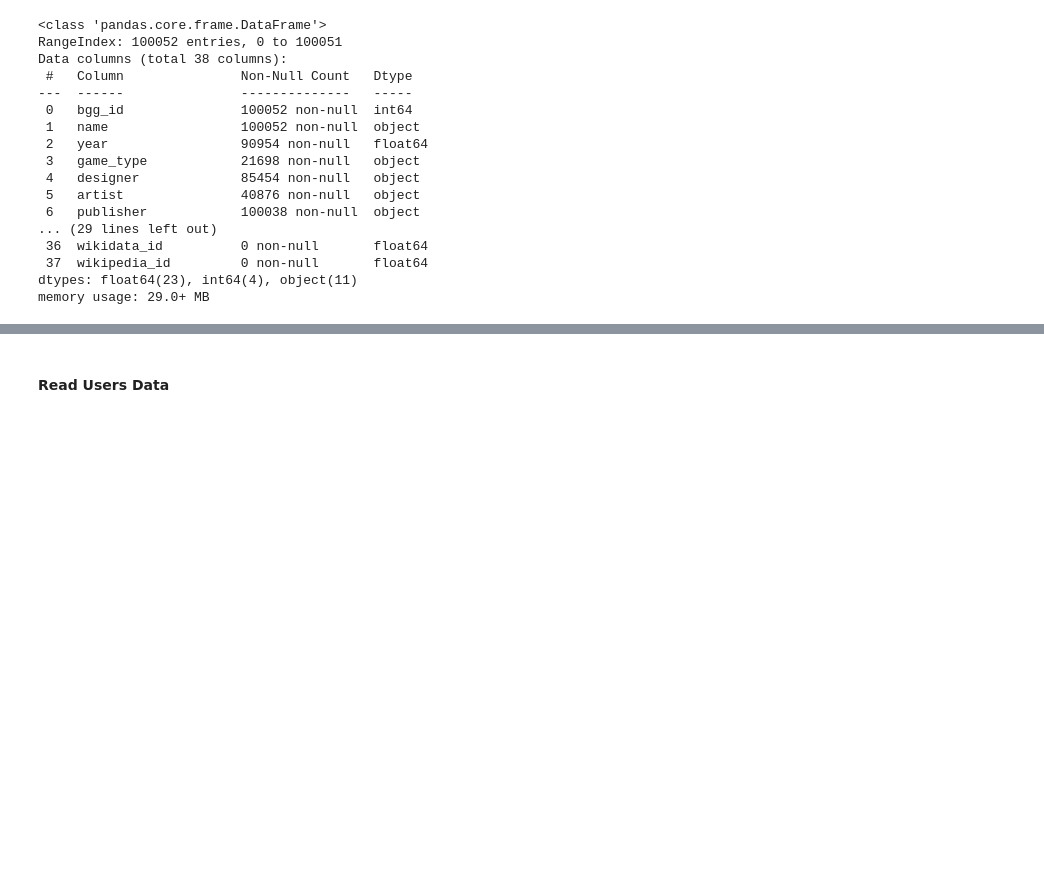
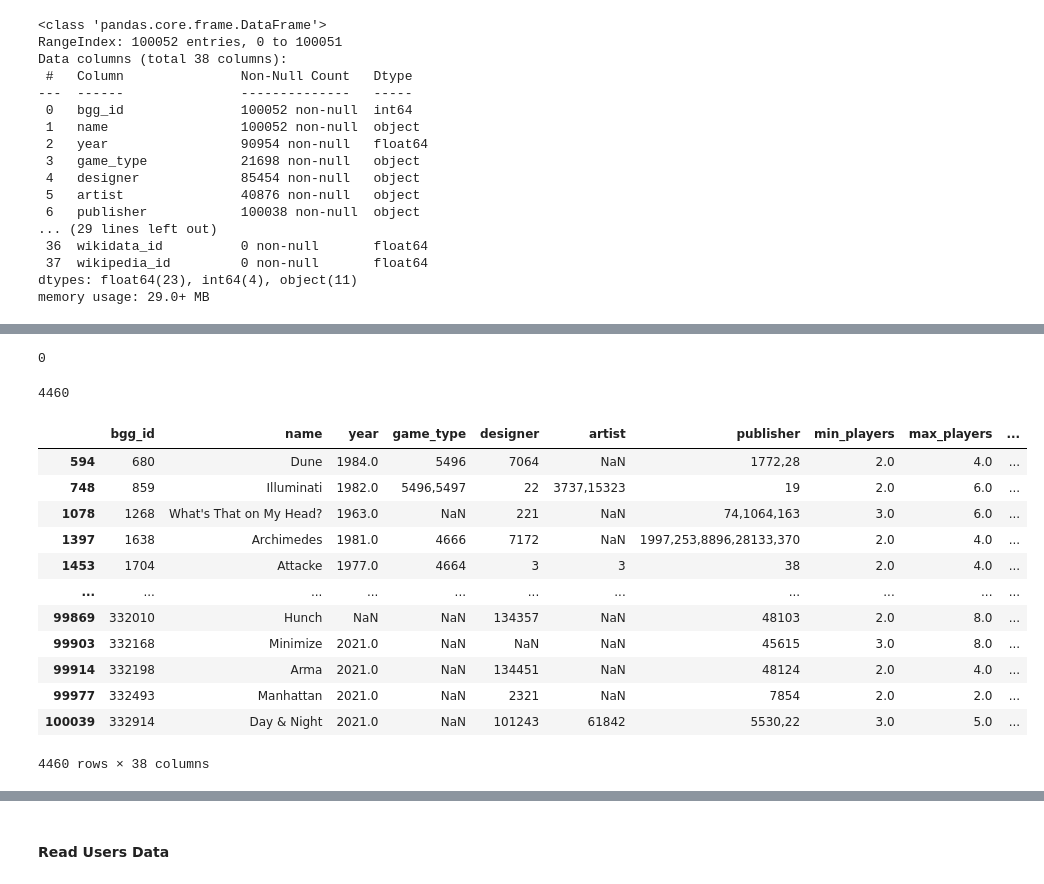
Before and after one commit to LourdesRodriguez/recommender_system, a Jupyter notebook: 2_Data_Understanding.ipynb, the cells around one changed output, grey strips where cells are left out. Saved outputs shown, nothing was run; the diff lists cells and outputs as text; code cells hidden in the pictures; blank space fills up the shorter version.

```diff
--- a/2_Data_Understanding.ipynb
+++ b/2_Data_Understanding.ipynb
@@ -110,0 +149,24 @@ memory usage: 29.0+ MB
+# %%
+bg['bgg_id'].duplicated().sum()
+# %% [output]
+0
+# %%
+bg['name'].duplicated().sum()
+# %% [output]
+4460
+# %%
+bg[bg['name'].duplicated()]
+# %% [output]
+|  | bgg_id | name | year | game_type | designer | artist | publisher | min_players | max_players | ... |
+| 594 | 680 | Dune | 1984.0 | 5496 | 7064 | NaN | 1772,28 | 2.0 | 4.0 | ... |
+| 748 | 859 | Illuminati | 1982.0 | 5496,5497 | 22 | 3737,15323 | 19 | 2.0 | 6.0 | ... |
+| 1078 | 1268 | What's That on My Head? | 1963.0 | NaN | 221 | NaN | 74,1064,163 | 3.0 | 6.0 | ... |
+| 1397 | 1638 | Archimedes | 1981.0 | 4666 | 7172 | NaN | 1997,253,8896,28133,370 | 2.0 | 4.0 | ... |
+| 1453 | 1704 | Attacke | 1977.0 | 4664 | 3 | 3 | 38 | 2.0 | 4.0 | ... |
+| ... | ... | ... | ... | ... | ... | ... | ... | ... | ... | ... |
+| 99869 | 332010 | Hunch | NaN | NaN | 134357 | NaN | 48103 | 2.0 | 8.0 | ... |
+| 99903 | 332168 | Minimize | 2021.0 | NaN | NaN | NaN | 45615 | 3.0 | 8.0 | ... |
+| 99914 | 332198 | Arma | 2021.0 | NaN | 134451 | NaN | 48124 | 2.0 | 4.0 | ... |
+| 99977 | 332493 | Manhattan | 2021.0 | NaN | 2321 | NaN | 7854 | 2.0 | 2.0 | ... |
+| 100039 | 332914 | Day & Night | 2021.0 | NaN | 101243 | 61842 | 5530,22 | 3.0 | 5.0 | ... |
+4460 rows × 38 columns
```
Also changed, not shown: parts of 11 cells of this notebook.
